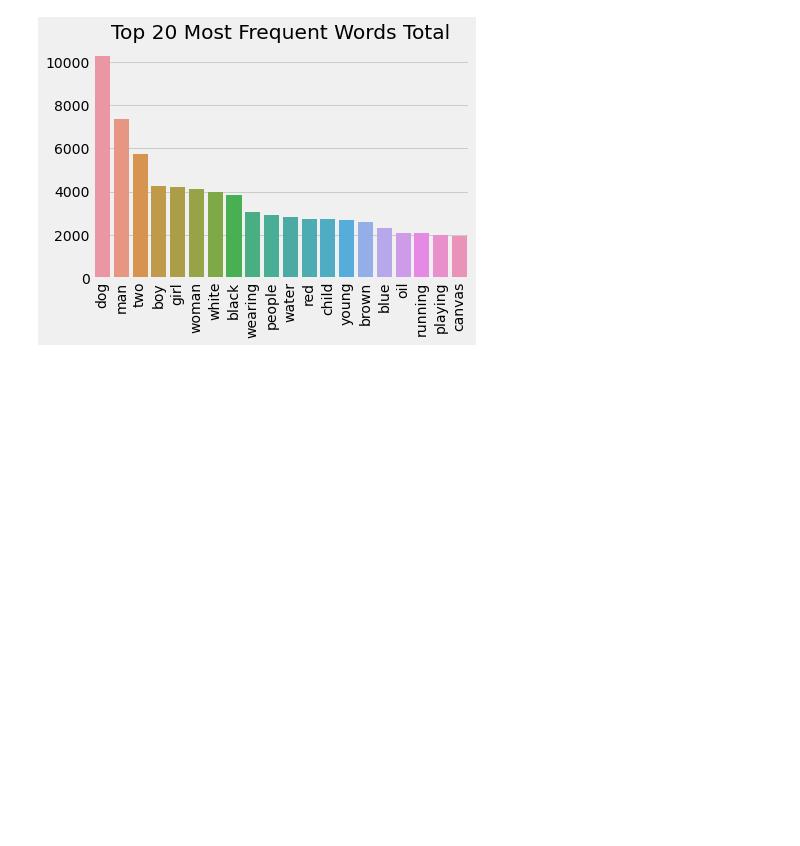
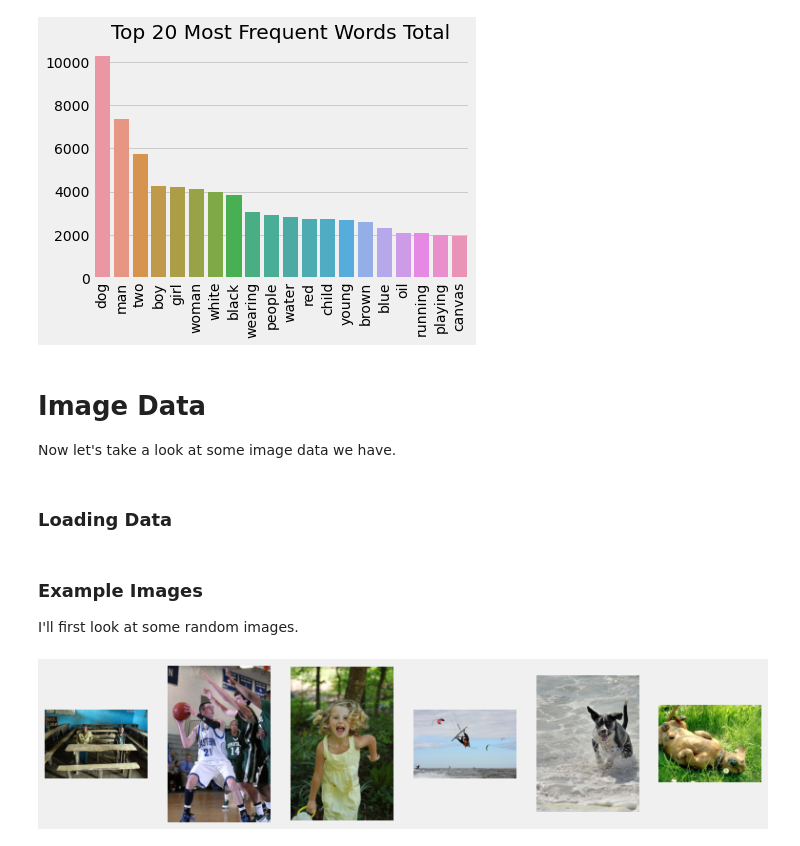
Before and after one commit to stereopickle/art_title_generator, a Jupyter notebook: 020.EDA.ipynb, the cells around one changed output. Drawn from its saved outputs; the diff is of its cells as text; code cells hidden in the pictures; blank space fills up the shorter version.

Commit message:
added example data

```diff
--- a/020.EDA.ipynb
+++ b/020.EDA.ipynb
@@ -140,3 +147,30 @@ plt.xticks(rotation = 90)
 plt.show()
 # %% [output]
 [figure]
+# %% [markdown]
+# Image Data
+Now let's take a look at some image data we have.
+# %% [markdown]
+### Loading Data
+# %%
+flickr_dir = 'IMAGES/Flicker/Flicker8k_Dataset'
+img_dir = 'IMAGES/paintings'
+# %%
+flickr_imgs = [fn for fn in os.listdir(flickr_dir) if fn.endswith('.jpg')]
+art_imgs = [fn for fn in os.listdir(img_dir) if fn.endswith('.jpg')]
+# %% [markdown]
+### Example Images
+I'll first look at some random images.
+# %%
+fig = plt.figure(figsize = (12, 3))
+
+for i in range(6):
+    select_img = np.random.choice(flickr_imgs, 1)[0]
+    ax = fig.add_subplot(1, 6, i+1)
+    img = mpimg.imread(f'{flickr_dir}/{select_img}')
+    plt.imshow(img)
+    plt.axis('off')
+
+plt.show()
+# %% [output]
+[figure, added]
```
Also changed, not shown: parts of 28 cells of this notebook.
